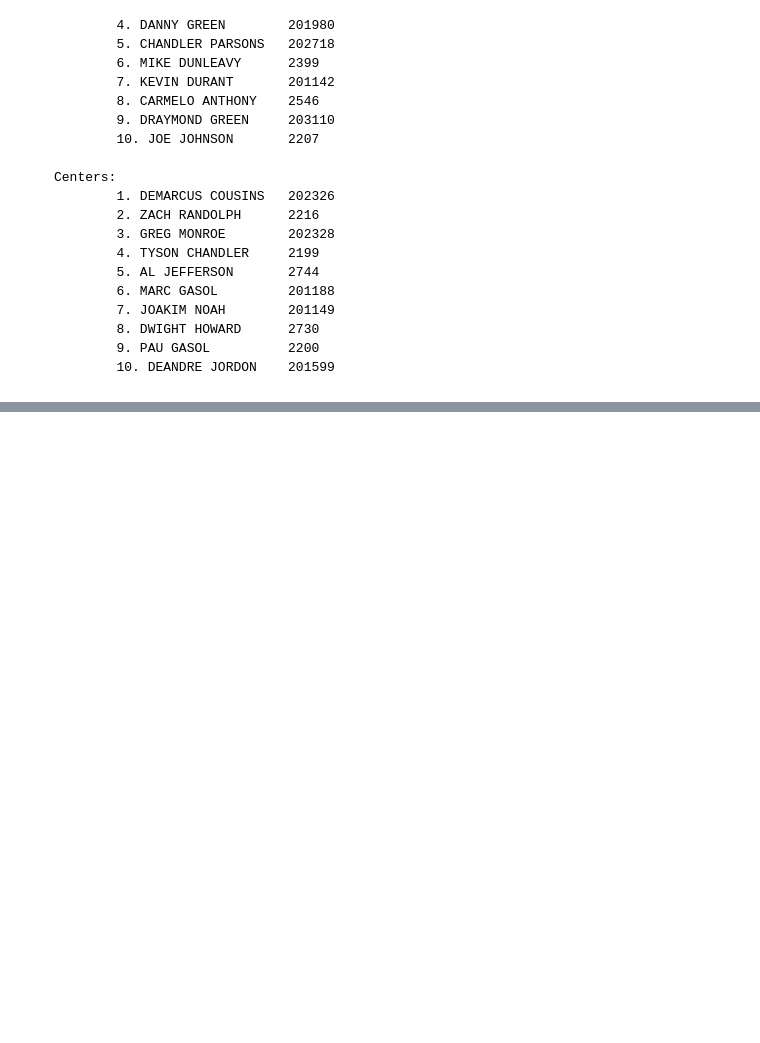
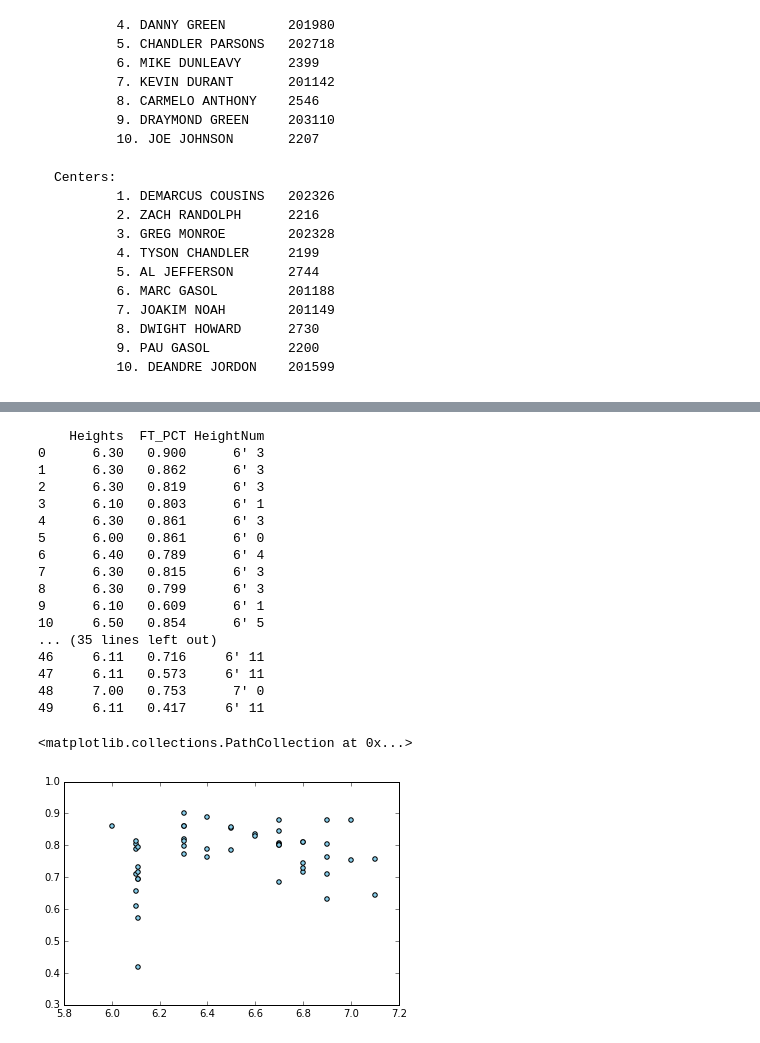
Before and after one commit to xuhang57/spring-2015-homeworks, a Jupyter notebook: submissions/Homework-6/Final Project on NBA Statistics.ipynb, the cells around one changed output, grey strips where cells are left out. Cells and saved outputs as stored; diff of their text form; code cells hidden in the pictures; blank space fills up the shorter version.

```diff
--- a/submissions/Homework-6/Final Project on NBA Statistics.ipynb
+++ b/submissions/Homework-6/Final Project on NBA Statistics.ipynb
@@ -89,11 +100,3 @@ References: http://stats.nba.com/
             8. DWIGHT HOWARD      2730
             9. PAU GASOL          2200
             10. DEANDRE JORDON    201599
-# %%
-PG ={'201939','202681','201566','201144','203081','101108','202322','201565','202391','200765'}
-type(PG)
-height = []
-for id_num in PG:
-    bio = nba.PlayerBio(id_num)
-    height.append(bio.bio()['HEIGHT'])
-print height
@@ -228,0 +155,5 @@ ROSE.careerstats()['FT_PCT']
+# %%
+heights_freethrows['Heights'] = heights_freethrows['Heights'].str.replace('-', '.')
+heights_freethrows['HeightNum'] = heights_freethrows['Heights'].str.replace('.', "' ")
+hf = heights_freethrows.convert_objects(convert_numeric=True)
+hf.info()
@@ -228,0 +169,40 @@ ROSE.careerstats()['FT_PCT']
+# %%
+print hf
+# hf['HeightNum'] = heights_freethrows['Heights'].str.replace('.', "' ")
+
+# print hf
+
+# def parse_ht(ht):
+#     # format: 7' 0.0"
+#     ht_ = ht.split("' ")
+#     ft_ = float(ht_[0])
+#     in_ = float(ht_[1].replace("\"",""))
+#     return (12*ft_) + in_
+
+# print hf["HeightNum"].apply(lambda x:parse_ht(hf["HeightNum"]))
+
+
+X = hf['Heights']
+y = hf['FT_PCT']
+
+plt.scatter(X, y, c="skyblue")
+# %% [output]
+    Heights  FT_PCT HeightNum
+0      6.30   0.900      6' 3
+1      6.30   0.862      6' 3
+2      6.30   0.819      6' 3
+3      6.10   0.803      6' 1
+4      6.30   0.861      6' 3
+5      6.00   0.861      6' 0
+6      6.40   0.789      6' 4
+7      6.30   0.815      6' 3
+8      6.30   0.799      6' 3
+9      6.10   0.609      6' 1
+10     6.50   0.854      6' 5
+... (35 lines left out)
+46     6.11   0.716     6' 11
+47     6.11   0.573     6' 11
+48     7.00   0.753      7' 0
+49     6.11   0.417     6' 11
+<matplotlib.collections.PathCollection at 0x...>
+[figure, added]
```
Also changed, not shown: parts of 45 cells of this notebook.
